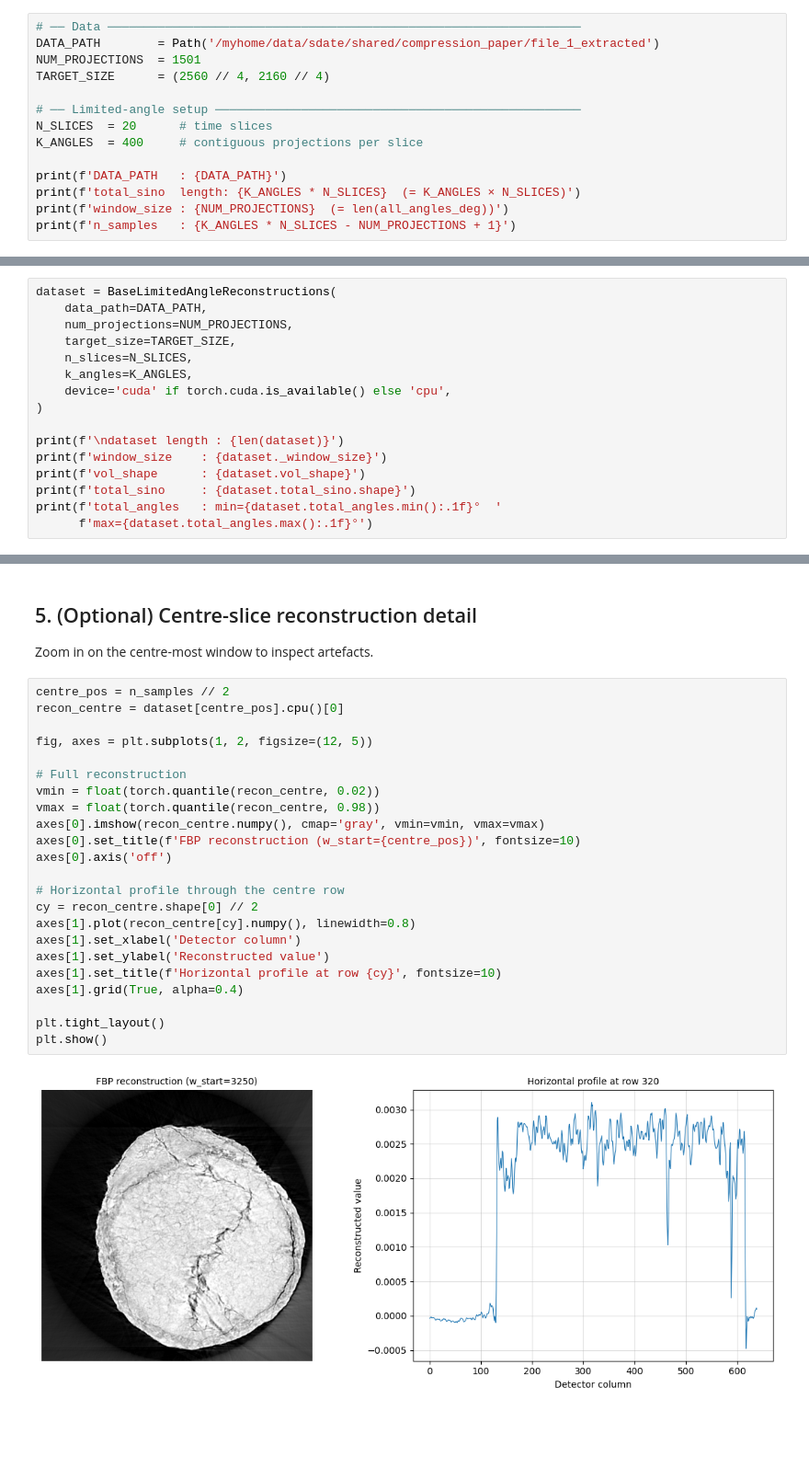
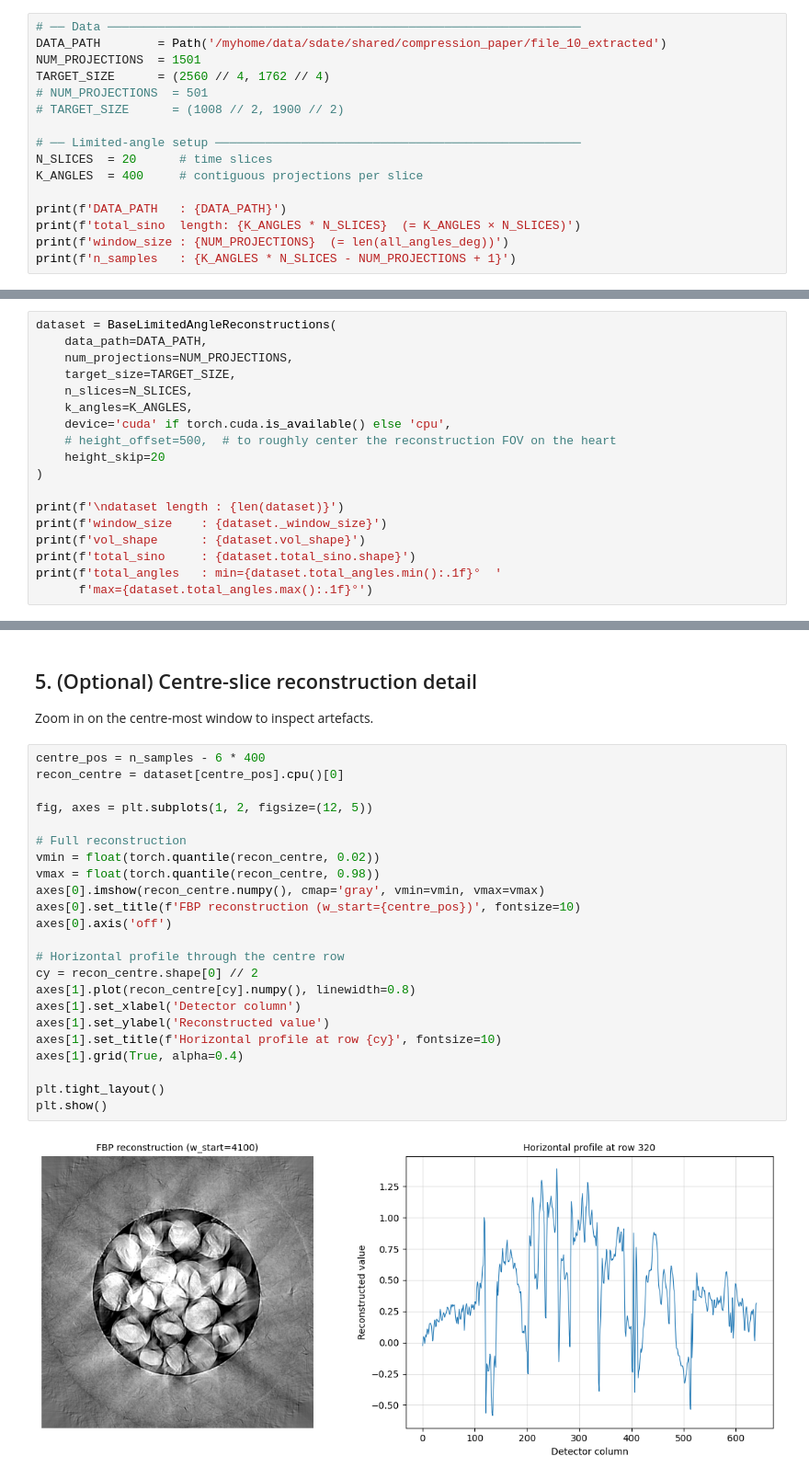
Before and after one commit to SwissDataScienceCenter/sdate, a Jupyter notebook: notebooks/LaDiff_BaseLimitedAngleRecons.ipynb, the cells around one changed output, grey strips where cells are left out. Shown at 92% size. Saved outputs shown, nothing was run; the diff lists cells and outputs as text; blank space fills up the shorter version.

```diff
--- a/notebooks/LaDiff_BaseLimitedAngleRecons.ipynb
+++ b/notebooks/LaDiff_BaseLimitedAngleRecons.ipynb
@@ -43,8 +45,10 @@ CUDA available: True
 # %%
 # ── Data ──────────────────────────────────────────────────────────────────
-DATA_PATH        = Path('/myhome/data/sdate/shared/compression_paper/file_1_extracted')
+DATA_PATH        = Path('/myhome/data/sdate/shared/compression_paper/file_10_extracted')
 NUM_PROJECTIONS  = 1501
-TARGET_SIZE      = (2560 // 4, 2160 // 4)
+TARGET_SIZE      = (2560 // 4, 1762 // 4)
+# NUM_PROJECTIONS  = 501
+# TARGET_SIZE      = (1008 // 2, 1900 // 2)
 
 # ── Limited-angle setup ───────────────────────────────────────────────────
 N_SLICES  = 20      # time slices
@@ -73,6 +77,8 @@ dataset = BaseLimitedAngleReconstructions(
     n_slices=N_SLICES,
     k_angles=K_ANGLES,
     device='cuda' if torch.cuda.is_available() else 'cpu',
+    # height_offset=500,  # to roughly center the reconstruction FOV on the heart
+    height_skip=20
 )
 
 print(f'\ndataset length : {len(dataset)}')
@@ -205,27 +217,27 @@ interactive(children=(IntSlider(value=15, description='pos', max=31), Output()),
 
 Zoom in on the centre-most window to inspect artefacts.
 # %%
-centre_pos = n_samples // 2
+centre_pos = n_samples - 6 * 400
 recon_centre = dataset[centre_pos].cpu()[0]
 
 fig, axes = plt.subplots(1, 2, figsize=(12, 5))
 
 # Full reconstruction
 vmin = float(torch.quantile(recon_centre, 0.02))
 vmax = float(torch.quantile(recon_centre, 0.98))
 axes[0].imshow(recon_centre.numpy(), cmap='gray', vmin=vmin, vmax=vmax)
 axes[0].set_title(f'FBP reconstruction (w_start={centre_pos})', fontsize=10)
 axes[0].axis('off')
 
 # Horizontal profile through the centre row
 cy = recon_centre.shape[0] // 2
 axes[1].plot(recon_centre[cy].numpy(), linewidth=0.8)
 axes[1].set_xlabel('Detector column')
 axes[1].set_ylabel('Reconstructed value')
 axes[1].set_title(f'Horizontal profile at row {cy}', fontsize=10)
 axes[1].grid(True, alpha=0.4)
 
 plt.tight_layout()
 plt.show()
 # %% [output]
-[figure, old version]
+[figure, new version]
```
Also changed, not shown: parts of 7 cells of this notebook, 20 other files.
